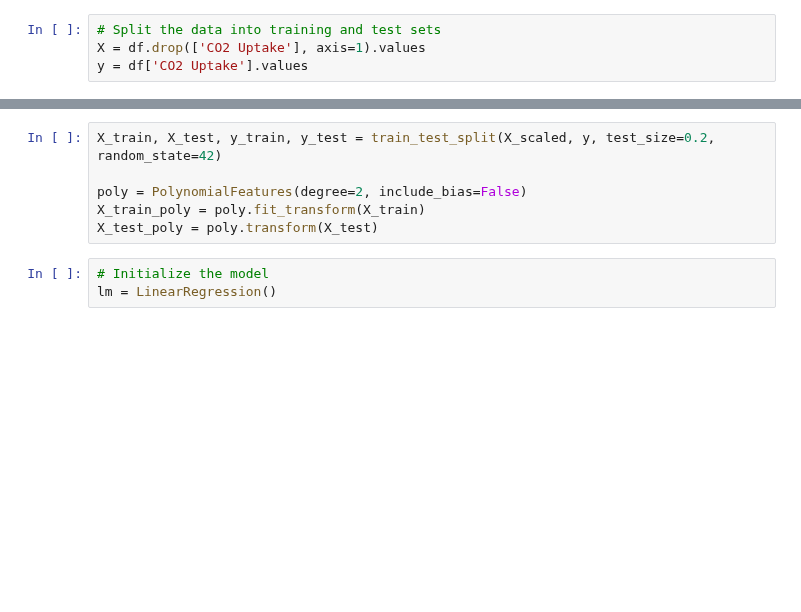
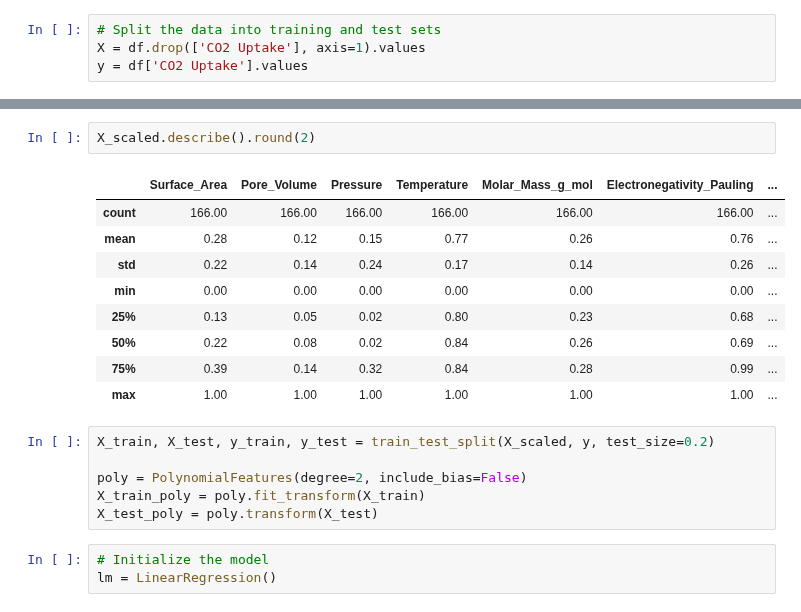
Before and after one commit to huliyao1115/Hello-world, a Jupyter notebook: Optimisation Parameters_Grid or Random Search(5 fold).ipynb, the cells around one changed output, grey strips where cells are left out. Drawn from its saved outputs; the diff is of its cells as text; blank space fills up the shorter version.

```diff
--- a/Optimisation Parameters_Grid or Random Search(5 fold).ipynb
+++ b/Optimisation Parameters_Grid or Random Search(5 fold).ipynb
@@ -51,5 +78,17 @@ X_scaled = scaler.fit_transform(X)
+# %%
+X_scaled.describe().round(2)
+# %% [output]
+|  | Surface_Area | Pore_Volume | Pressure | Temperature | Molar_Mass_g_mol | Electronegativity_Pauling | ... |
+| count | 166.00 | 166.00 | 166.00 | 166.00 | 166.00 | 166.00 | ... |
+| mean | 0.28 | 0.12 | 0.15 | 0.77 | 0.26 | 0.76 | ... |
+| std | 0.22 | 0.14 | 0.24 | 0.17 | 0.14 | 0.26 | ... |
+| min | 0.00 | 0.00 | 0.00 | 0.00 | 0.00 | 0.00 | ... |
+| 25% | 0.13 | 0.05 | 0.02 | 0.80 | 0.23 | 0.68 | ... |
+| 50% | 0.22 | 0.08 | 0.02 | 0.84 | 0.26 | 0.69 | ... |
+| 75% | 0.39 | 0.14 | 0.32 | 0.84 | 0.28 | 0.99 | ... |
+| max | 1.00 | 1.00 | 1.00 | 1.00 | 1.00 | 1.00 | ... |
 # %%
-X_train, X_test, y_train, y_test = train_test_split(X_scaled, y, test_size=0.2, random_state=42)
+X_train, X_test, y_train, y_test = train_test_split(X_scaled, y, test_size=0.2)
 
 poly = PolynomialFeatures(degree=2, include_bias=False)
 X_train_poly = poly.fit_transform(X_train)
```
Also changed, not shown: parts of 5 cells of this notebook.
